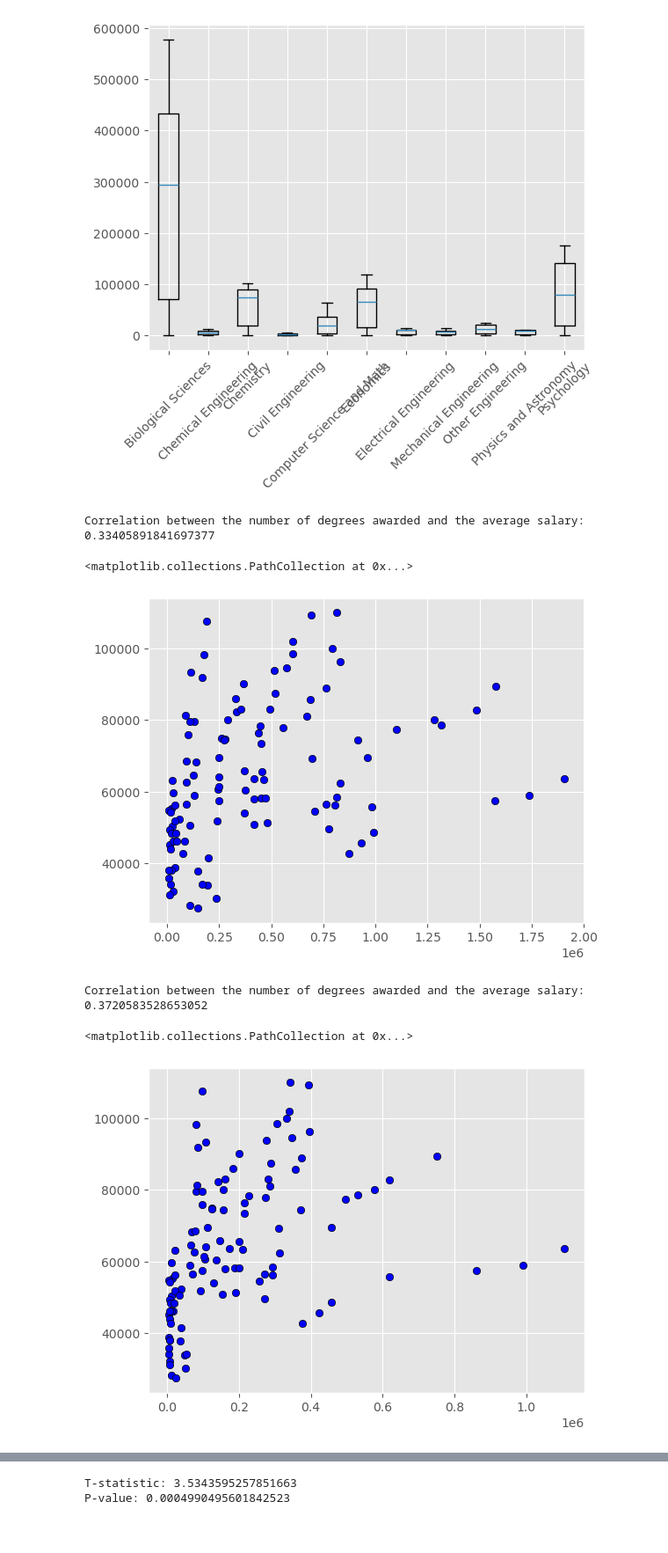
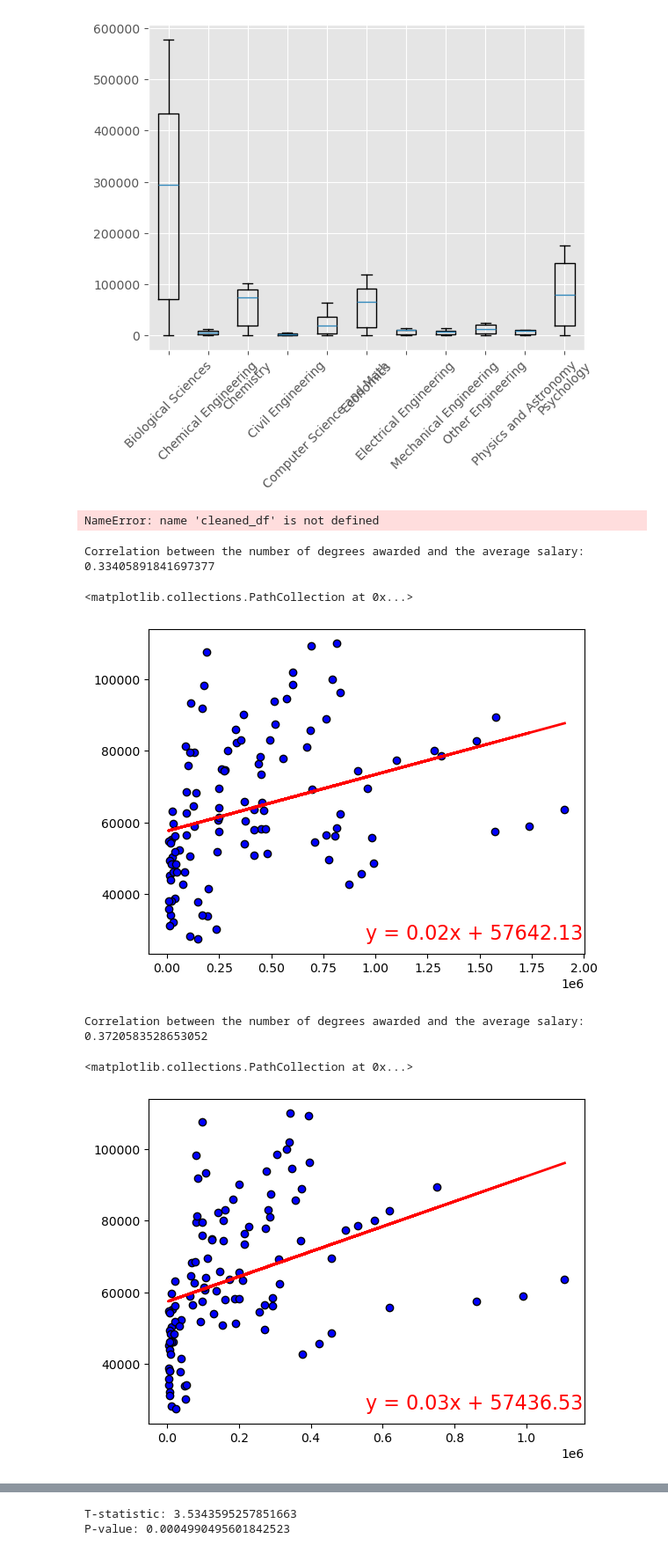
Before and after one commit to craha001/Project-1---Group-1, a Jupyter notebook: Project Main Branch.ipynb, the cells around one changed output, grey strips where cells are left out. Shown at 88% size. Drawn from its saved outputs; the diff is of its cells as text; code cells hidden in the pictures.

Commit message:
Added Regression Lines and Removed Unnecessary Info

```diff
--- a/Project Main Branch.ipynb
+++ b/Project Main Branch.ipynb
@@ -867,3 +868,7 @@ plt.xticks(rotation=45)
 plt.show()
 # %% [output]
 [figure]
+# %%
+cleaned_df
+# %% [output]
+NameError: name 'cleaned_df' is not defined
@@ -870,19 +877,31 @@ plt.show()
 # %%
 correlation = cleaned_df['Education.Degrees.Bachelors'].corr(cleaned_df['Salaries.Mean'])
 print("Correlation between the number of degrees awarded and the average salary:", correlation)
+(slope, intercept, rvalue, pvalue, stderr) = linregress(cleaned_df['Education.Degrees.Bachelors'], cleaned_df['Salaries.Mean'])
+regress_value = (cleaned_df['Education.Degrees.Bachelors']) * slope + intercept
+r_squared = rvalue ** 2
+line_eq = (f"y = {round(slope, 2)}x + {round(intercept, 2)}")
+plt.plot(cleaned_df['Education.Degrees.Bachelors'], regress_value, color="red", linewidth=2)
+plt.text(max(cleaned_df['Education.Degrees.Bachelors']) * 0.5, min(cleaned_df['Salaries.Mean']) * 1, line_eq, fontsize=16, color="red")
 plt.scatter(cleaned_df['Education.Degrees.Bachelors'], cleaned_df['Salaries.Mean'], color='blue', edgecolor="black")
 # %% [output]
 Correlation between the number of degrees awarded and the average salary: 0.33405891841697377
 <matplotlib.collections.PathCollection at 0x...>
-[figure, old version]
+[figure, new version]
 # %%
 correlation = cleaned_df['Education.Degrees.Masters'].corr(cleaned_df['Salaries.Mean'])
 print("Correlation between the number of degrees awarded and the average salary:", correlation)
+(slope, intercept, rvalue, pvalue, stderr) = linregress(cleaned_df['Education.Degrees.Masters'], cleaned_df['Salaries.Mean'])
+regress_value = (cleaned_df['Education.Degrees.Masters']) * slope + intercept
+r_squared = rvalue ** 2
+line_eq = (f"y = {round(slope, 2)}x + {round(intercept, 2)}")
+plt.plot(cleaned_df['Education.Degrees.Masters'], regress_value, color="red", linewidth=2)
+plt.text(max(cleaned_df['Education.Degrees.Masters']) * 0.5, min(cleaned_df['Salaries.Mean']) * 1, line_eq, fontsize=16, color="red")
 plt.scatter(cleaned_df['Education.Degrees.Masters'], cleaned_df['Salaries.Mean'], color='blue', edgecolor="black")
 # %% [output]
 Correlation between the number of degrees awarded and the average salary: 0.3720583528653052
 <matplotlib.collections.PathCollection at 0x...>
-[figure, old version]
+[figure, new version]
 # %%
 correlation = cleaned_df['Education.Degrees.Doctorates'].corr(cleaned_df['Salaries.Mean'])
 print("Correlation between the number of degrees awarded and the average salary:", correlation)
```
Also changed, not shown: parts of 18 cells of this notebook.
